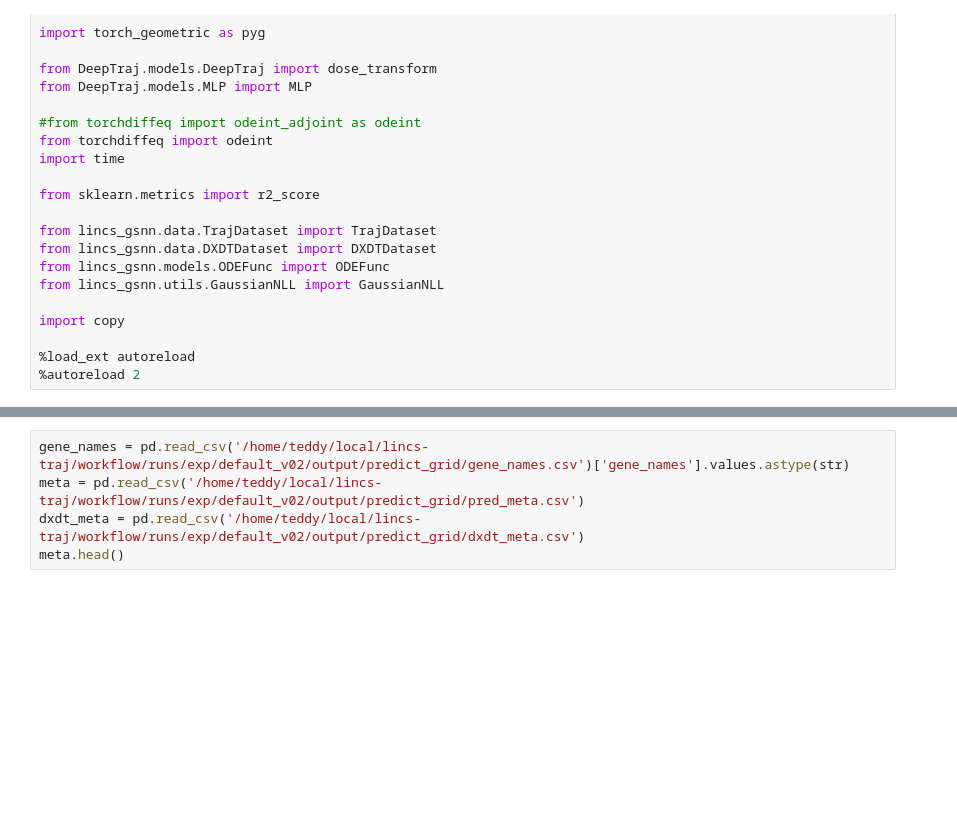
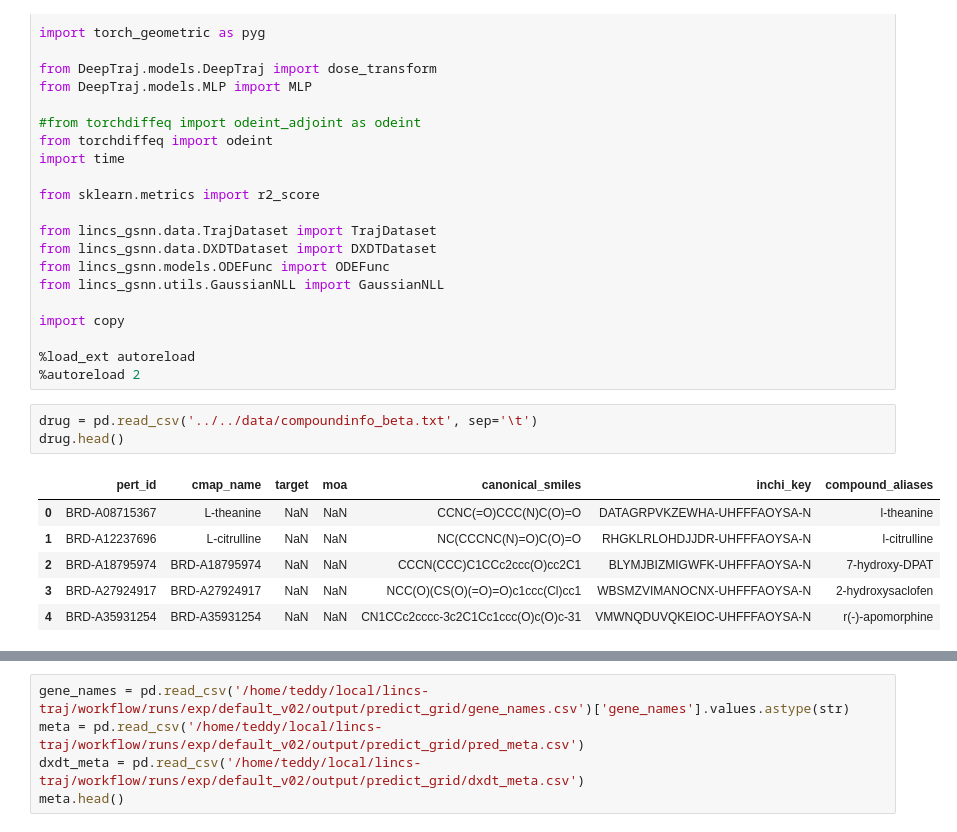
Before and after one commit to nathanieljevans/lincs-gsnn, a Jupyter notebook: notebooks/_dev.ipynb, the cells around one changed output, grey strips where cells are left out. Drawn from its saved outputs; the diff is of its cells as text; blank space fills up the shorter version.

```diff
--- a/notebooks/_dev.ipynb
+++ b/notebooks/_dev.ipynb
@@ -28,3 +28,13 @@ import copy
 
 %load_ext autoreload
 %autoreload 2
+# %%
+drug = pd.read_csv('../../data/compoundinfo_beta.txt', sep='\t')
+drug.head()
+# %% [output]
+|  | pert_id | cmap_name | target | moa | canonical_smiles | inchi_key | compound_aliases |
+| 0 | BRD-A08715367 | L-theanine | NaN | NaN | CCNC(=O)CCC(N)C(O)=O | DATAGRPVKZEWHA-UHFFFAOYSA-N | l-theanine |
+| 1 | BRD-A12237696 | L-citrulline | NaN | NaN | NC(CCCNC(N)=O)C(O)=O | RHGKLRLOHDJJDR-UHFFFAOYSA-N | l-citrulline |
+| 2 | BRD-A18795974 | BRD-A18795974 | NaN | NaN | CCCN(CCC)C1CCc2ccc(O)cc2C1 | BLYMJBIZMIGWFK-UHFFFAOYSA-N | 7-hydroxy-DPAT |
+| 3 | BRD-A27924917 | BRD-A27924917 | NaN | NaN | NCC(O)(CS(O)(=O)=O)c1ccc(Cl)cc1 | WBSMZVIMANOCNX-UHFFFAOYSA-N | 2-hydroxysaclofen |
+| 4 | BRD-A35931254 | BRD-A35931254 | NaN | NaN | CN1CCc2cccc-3c2C1Cc1ccc(O)c(O)c-31 | VMWNQDUVQKEIOC-UHFFFAOYSA-N | r(-)-apomorphine |
```
Also changed, not shown: parts of 2 cells of this notebook, 25 other files.
